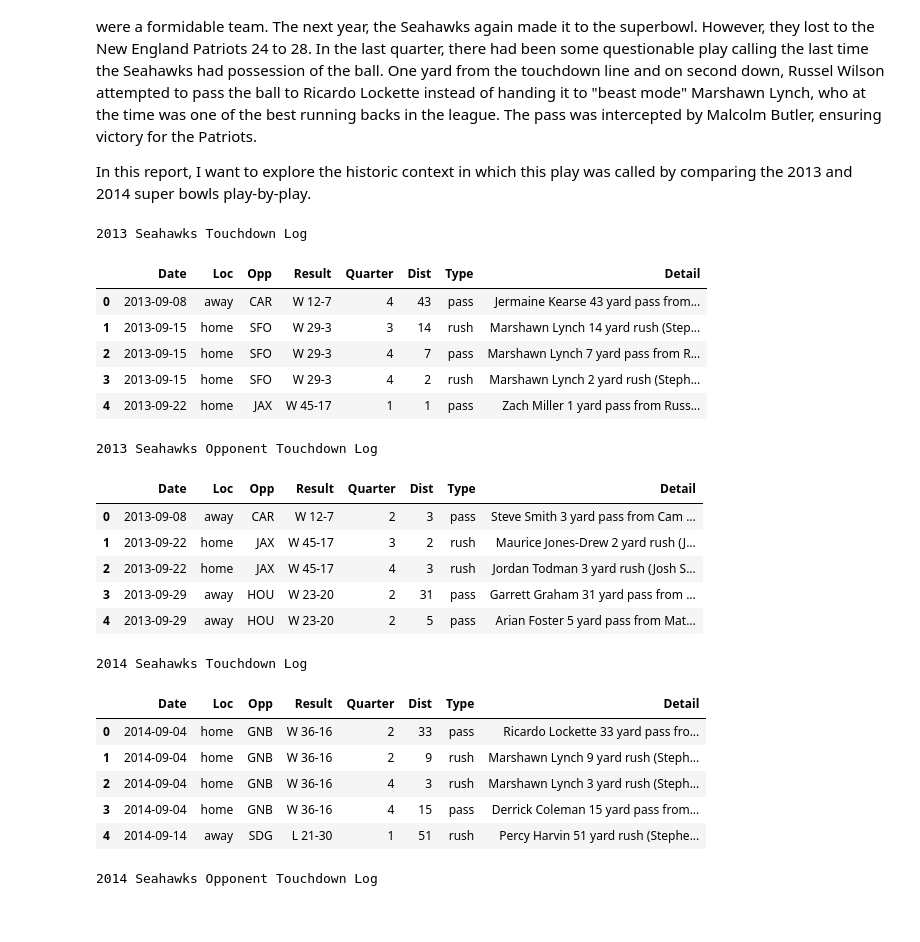
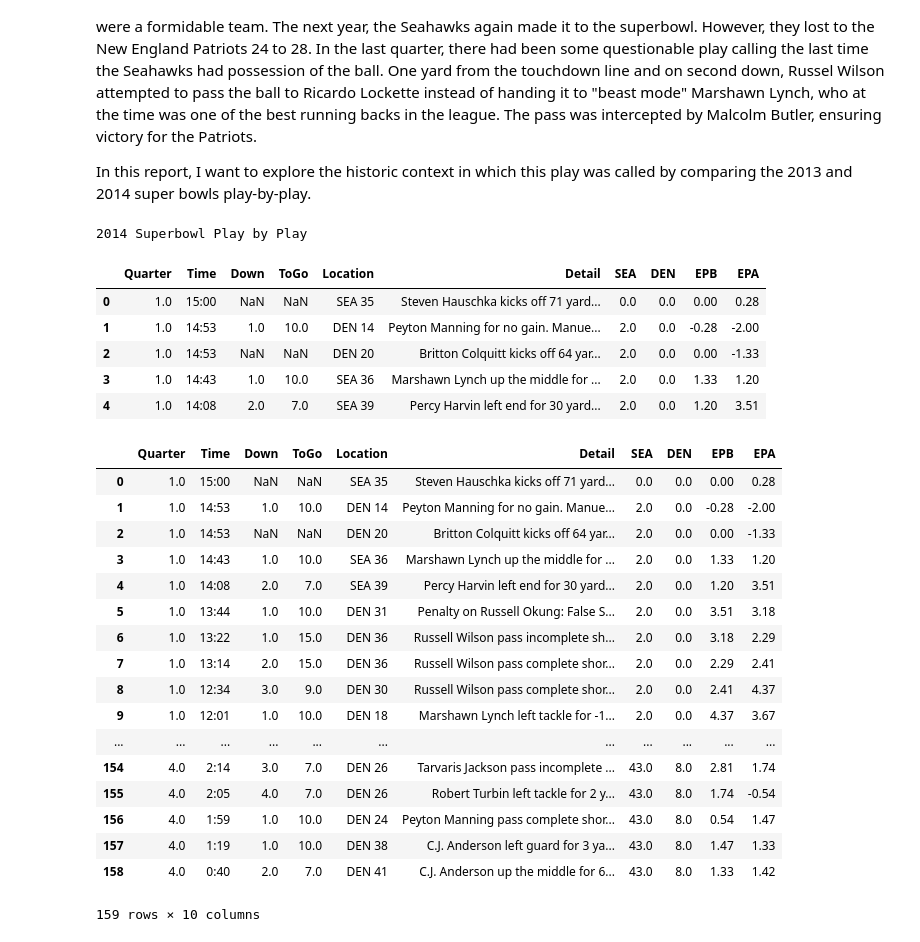
Before and after one commit to Cervantes92/2013-seahawks, a Jupyter notebook: main.py.ipynb, the cells around one changed output. Cells and saved outputs as stored; diff of their text form; code cells hidden in the pictures.

Commit message:
Game Parsing Function

```diff
--- a/main.py.ipynb
+++ b/main.py.ipynb
@@ -7,60 +7,78 @@
 # %%
 import pandas as pd
 import numpy as np
 import seaborn as sns
 import matplotlib as plt
 from IPython.display import display as dsp
 %matplotlib inline
 
 #Data from https://www.pro-football-reference.com/
 
 #Parsing functions
 def touchdown_log_parse(filepath, printme = False):
     df = pd.read_csv(filepath)
     df.drop(['Rk'], axis = 1, inplace = True)
     df.rename(index = str, columns = {'Unnamed: 2':'Loc'}, inplace = True)
     df['Loc'].replace(['@', np.nan],['away','home'], inplace = True)
 
     if printme == True:
         dsp(df.head())
 
     return df
 
+def game_pbp_parse(filepath, printme = False):
+    df = pd.read_csv(filepath)
+
+    if printme == True:
+        dsp(df.head())
+
+    return df
+
+#IMPORTING FILES
+
 #2013 touchdown log
-print('2013 Seahawks Touchdown Log')
-td2013 = touchdown_log_parse('data/2013-td-log.csv', True)
+#print('2013 Seahawks Touchdown Log')
+td2013 = touchdown_log_parse('data/2013-td-log.csv')
 
 #2013 opponent touchdown log
-print('2013 Seahawks Opponent Touchdown Log')
-td_op_log2013 = touchdown_log_parse('data/2013-opp-td-log.csv', True)
+#print('2013 Seahawks Opponent Touchdown Log')
+td_op_log2013 = touchdown_log_parse('data/2013-opp-td-log.csv')
 
 #2014 touchdown log
-print('2014 Seahawks Touchdown Log')
-td2014 = touchdown_log_parse('data/2014-td-log.csv', True)
+#print('2014 Seahawks Touchdown Log')
+td2014 = touchdown_log_parse('data/2014-td-log.csv')
 
 #2014 opponent touchdown log
-print('2014 Seahawks Opponent Touchdown Log')
-td_op_2014 = touchdown_log_parse('data/2014-opp-td-log.csv', True)
+#print('2014 Seahawks Opponent Touchdown Log')
+td_op_2014 = touchdown_log_parse('data/2014-opp-td-log.csv')
+
+#2014 Superbowl Play by Play
+print('2014 Superbowl Play by Play')
+game_pbp_parse('data/2014-sb-pbp.csv', True)
+#2015 Superbowl Play by Play
 # %% [output]
-2013 Seahawks Touchdown Log
+2014 Superbowl Play by Play
-|  | Date | Loc | Opp | Result | Quarter | Dist | Type | Detail |
-| 0 | 2013-09-08 | away | CAR | W 12-7 | 4 | 43 | pass | Jermaine Kearse 43 yard pass from... |
-| 1 | 2013-09-15 | home | SFO | W 29-3 | 3 | 14 | rush | Marshawn Lynch 14 yard rush (Step... |
-| 2 | 2013-09-15 | home | SFO | W 29-3 | 4 | 7 | pass | Marshawn Lynch 7 yard pass from R... |
-| 3 | 2013-09-15 | home | SFO | W 29-3 | 4 | 2 | rush | Marshawn Lynch 2 yard rush (Steph... |
-| 4 | 2013-09-22 | home | JAX | W 45-17 | 1 | 1 | pass | Zach Miller 1 yard pass from Russ... |
+|  | Quarter | Time | Down | ToGo | Location | Detail | SEA | DEN | EPB | EPA |
+| 0 | 1.0 | 15:00 | NaN | NaN | SEA 35 | Steven Hauschka kicks off 71 yard... | 0.0 | 0.0 | 0.00 | 0.28 |
+| 1 | 1.0 | 14:53 | 1.0 | 10.0 | DEN 14 | Peyton Manning for no gain. Manue... | 2.0 | 0.0 | -0.28 | -2.00 |
+| 2 | 1.0 | 14:53 | NaN | NaN | DEN 20 | Britton Colquitt kicks off 64 yar... | 2.0 | 0.0 | 0.00 | -1.33 |
+| 3 | 1.0 | 14:43 | 1.0 | 10.0 | SEA 36 | Marshawn Lynch up the middle for ... | 2.0 | 0.0 | 1.33 | 1.20 |
+| 4 | 1.0 | 14:08 | 2.0 | 7.0 | SEA 39 | Percy Harvin left end for 30 yard... | 2.0 | 0.0 | 1.20 | 3.51 |
+|  | Quarter | Time | Down | ToGo | Location | Detail | SEA | DEN | EPB | EPA |
+| 0 | 1.0 | 15:00 | NaN | NaN | SEA 35 | Steven Hauschka kicks off 71 yard... | 0.0 | 0.0 | 0.00 | 0.28 |
+| 1 | 1.0 | 14:53 | 1.0 | 10.0 | DEN 14 | Peyton Manning for no gain. Manue... | 2.0 | 0.0 | -0.28 | -2.00 |
+| 2 | 1.0 | 14:53 | NaN | NaN | DEN 20 | Britton Colquitt kicks off 64 yar... | 2.0 | 0.0 | 0.00 | -1.33 |
+| 3 | 1.0 | 14:43 | 1.0 | 10.0 | SEA 36 | Marshawn Lynch up the middle for ... | 2.0 | 0.0 | 1.33 | 1.20 |
+| 4 | 1.0 | 14:08 | 2.0 | 7.0 | SEA 39 | Percy Harvin left end for 30 yard... | 2.0 | 0.0 | 1.20 | 3.51 |
+| 5 | 1.0 | 13:44 | 1.0 | 10.0 | DEN 31 | Penalty on Russell Okung: False S... | 2.0 | 0.0 | 3.51 | 3.18 |
+| 6 | 1.0 | 13:22 | 1.0 | 15.0 | DEN 36 | Russell Wilson pass incomplete sh... | 2.0 | 0.0 | 3.18 | 2.29 |
+| 7 | 1.0 | 13:14 | 2.0 | 15.0 | DEN 36 | Russell Wilson pass complete shor... | 2.0 | 0.0 | 2.29 | 2.41 |
+| 8 | 1.0 | 12:34 | 3.0 | 9.0 | DEN 30 | Russell Wilson pass complete shor... | 2.0 | 0.0 | 2.41 | 4.37 |
+| 9 | 1.0 | 12:01 | 1.0 | 10.0 | DEN 18 | Marshawn Lynch left tackle for -1... | 2.0 | 0.0 | 4.37 | 3.67 |
+| ... | ... | ... | ... | ... | ... | ... | ... | ... | ... | ... |
+| 154 | 4.0 | 2:14 | 3.0 | 7.0 | DEN 26 | Tarvaris Jackson pass incomplete ... | 43.0 | 8.0 | 2.81 | 1.74 |
+| 155 | 4.0 | 2:05 | 4.0 | 7.0 | DEN 26 | Robert Turbin left tackle for 2 y... | 43.0 | 8.0 | 1.74 | -0.54 |
+| 156 | 4.0 | 1:59 | 1.0 | 10.0 | DEN 24 | Peyton Manning pass complete shor... | 43.0 | 8.0 | 0.54 | 1.47 |
+| 157 | 4.0 | 1:19 | 1.0 | 10.0 | DEN 38 | C.J. Anderson left guard for 3 ya... | 43.0 | 8.0 | 1.47 | 1.33 |
+| 158 | 4.0 | 0:40 | 2.0 | 7.0 | DEN 41 | C.J. Anderson up the middle for 6... | 43.0 | 8.0 | 1.33 | 1.42 |
-2013 Seahawks Opponent Touchdown Log
+159 rows × 10 columns
-|  | Date | Loc | Opp | Result | Quarter | Dist | Type | Detail |
-| 0 | 2013-09-08 | away | CAR | W 12-7 | 2 | 3 | pass | Steve Smith 3 yard pass from Cam ... |
-| 1 | 2013-09-22 | home | JAX | W 45-17 | 3 | 2 | rush | Maurice Jones-Drew 2 yard rush (J... |
-| 2 | 2013-09-22 | home | JAX | W 45-17 | 4 | 3 | rush | Jordan Todman 3 yard rush (Josh S... |
-| 3 | 2013-09-29 | away | HOU | W 23-20 | 2 | 31 | pass | Garrett Graham 31 yard pass from ... |
-| 4 | 2013-09-29 | away | HOU | W 23-20 | 2 | 5 | pass | Arian Foster 5 yard pass from Mat... |
-2014 Seahawks Touchdown Log
-|  | Date | Loc | Opp | Result | Quarter | Dist | Type | Detail |
-| 0 | 2014-09-04 | home | GNB | W 36-16 | 2 | 33 | pass | Ricardo Lockette 33 yard pass fro... |
-| 1 | 2014-09-04 | home | GNB | W 36-16 | 2 | 9 | rush | Marshawn Lynch 9 yard rush (Steph... |
-| 2 | 2014-09-04 | home | GNB | W 36-16 | 4 | 3 | rush | Marshawn Lynch 3 yard rush (Steph... |
-| 3 | 2014-09-04 | home | GNB | W 36-16 | 4 | 15 | pass | Derrick Coleman 15 yard pass from... |
-| 4 | 2014-09-14 | away | SDG | L 21-30 | 1 | 51 | rush | Percy Harvin 51 yard rush (Stephe... |
-2014 Seahawks Opponent Touchdown Log
```
Also changed, not shown: parts of 1 cell of this notebook, 1 other file.
